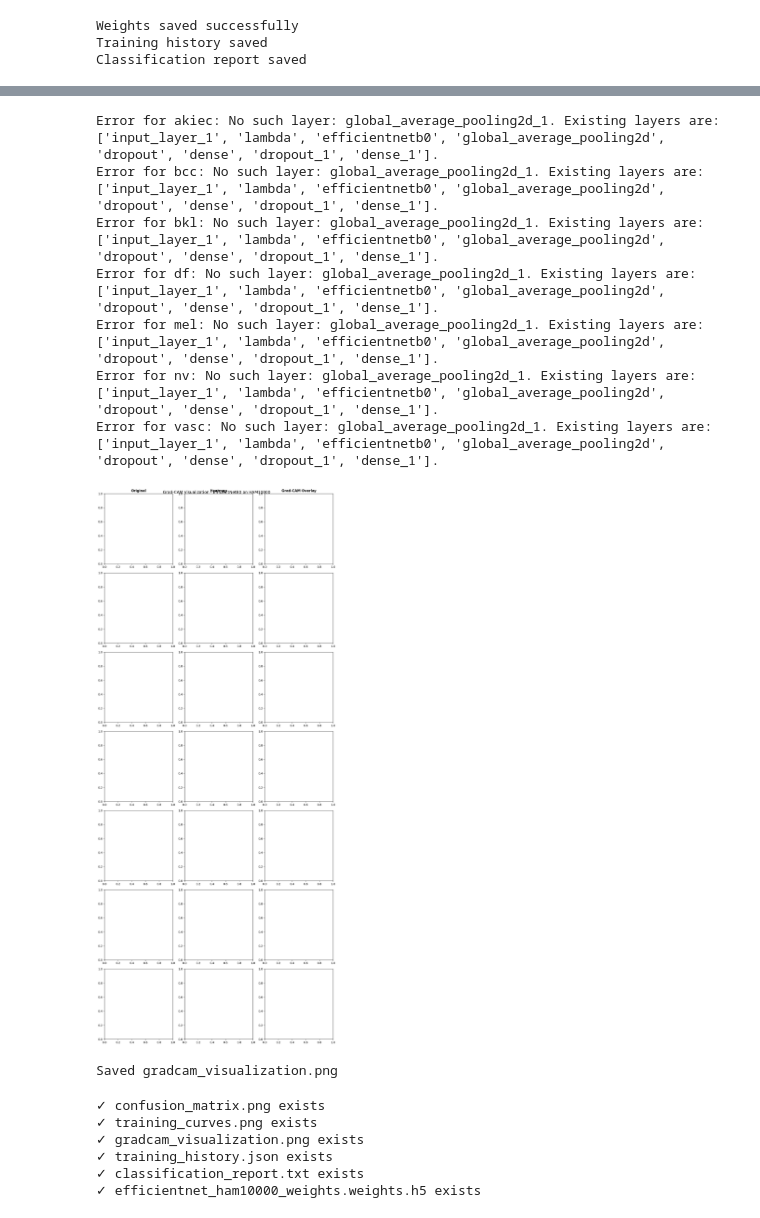
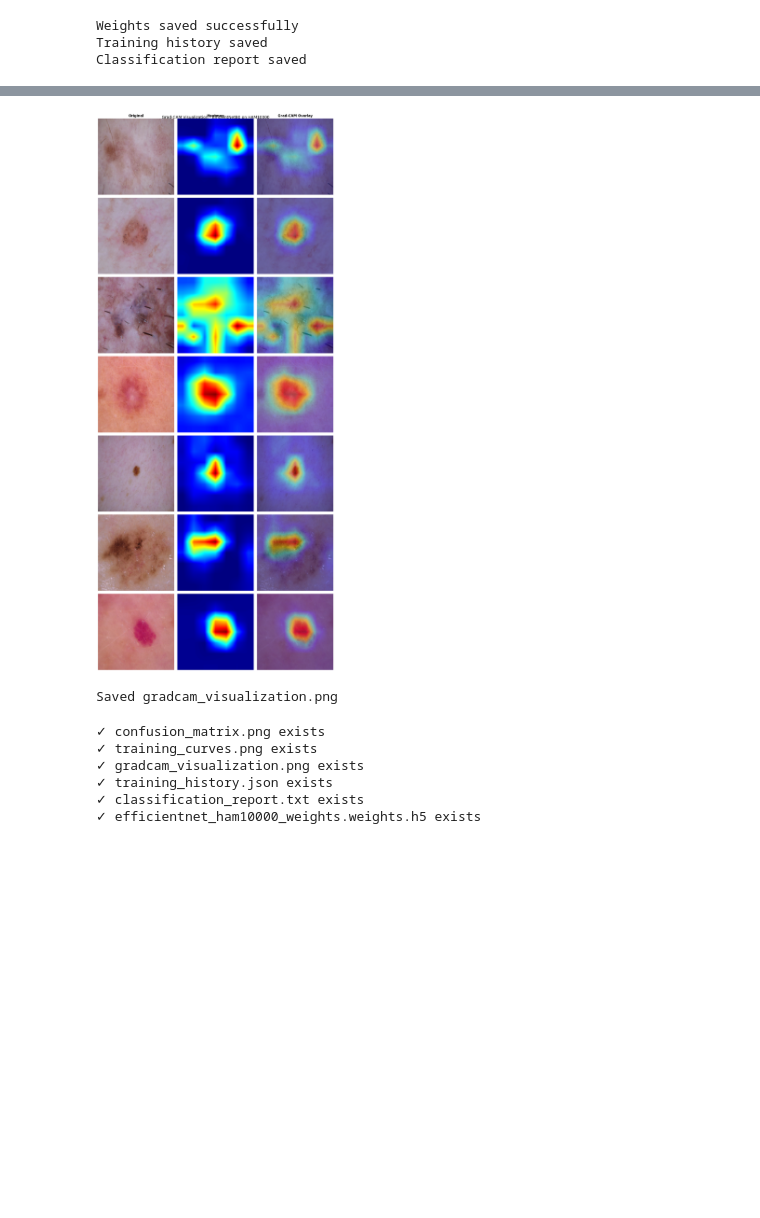
Before and after one commit to shashaank-pendyala/skin-cancer-detector, a Jupyter notebook: training/efficientnet_ham10000_training.ipynb, the cells around one changed output, grey strips where cells are left out. Drawn from its saved outputs; the diff is of its cells as text; code cells hidden in the pictures; blank space fills up the shorter version.

Commit message:
final commit: update result.html formatting, update training notebook

```diff
--- a/training/efficientnet_ham10000_training.ipynb
+++ b/training/efficientnet_ham10000_training.ipynb
@@ -594,32 +582,23 @@ Saved training_curves.png
 import cv2
 
 def make_gradcam_heatmap(img_array, model, pred_index=None):
-    # Access the nested EfficientNet submodel
     efficientnet = model.get_layer('efficientnetb0')
-
-    # Build grad model using nested model's layer
     last_conv_layer = efficientnet.get_layer('top_activation')
-
-    # Model from input to last conv output
     efficientnet_grad_model = tf.keras.models.Model(
         inputs=efficientnet.inputs,
         outputs=[last_conv_layer.output, efficientnet.output]
     )
-
-    # Full pipeline: preprocess → efficientnet features → classifier
-    preprocess = model.get_layer('lambda')
+    preprocess_layer = model.get_layer('lambda')
 
     with tf.GradientTape() as tape:
-        preprocessed = preprocess(img_array)
+        preprocessed = preprocess_layer(img_array)
         conv_outputs, features = efficientnet_grad_model(preprocessed)
         tape.watch(conv_outputs)
-
-        # Pass features through classification head
-        x = model.get_layer('global_average_pooling2d_1')(features)
-        x = model.get_layer('dropout_2')(x, training=False)
-        x = model.get_layer('dense_2')(x)
-        x = model.get_layer('dropout_3')(x, training=False)
-        preds = model.get_layer('dense_3')(x)
+        x = model.get_layer('global_average_pooling2d')(features)
+        x = model.get_layer('dropout')(x, training=False)
+        x = model.get_layer('dense')(x)
+        x = model.get_layer('dropout_1')(x, training=False)
+        preds = model.get_layer('dense_1')(x)
 
         if pred_index is None:
             pred_index = tf.argmax(preds[0])
@@ -660,42 +639,35 @@ for row, class_name in enumerate(class_labels):
 
     img_path = class_samples['path'].iloc[0]
 
     if not os.path.exists(img_path):
         continue
 
     img = tf.keras.preprocessing.image.load_img(img_path, target_size=(224, 224))
     img_array = tf.keras.preprocessing.image.img_to_array(img)
     img_array_expanded = np.expand_dims(img_array, axis=0)
 
     try:
         heatmap = make_gradcam_heatmap(img_array_expanded, model)
         original, heatmap_img, overlay = display_gradcam(img_path, heatmap)
 
         axes[row, 0].imshow(original)
         axes[row, 0].set_ylabel(class_name, fontsize=11, fontweight='bold')
         axes[row, 0].axis('off')
         axes[row, 1].imshow(heatmap_img)
         axes[row, 1].axis('off')
         axes[row, 2].imshow(overlay)
         axes[row, 2].axis('off')
     except Exception as e:
         print(f"Error for {class_name}: {e}")
 
 plt.suptitle('Grad-CAM Visualization - EfficientNetB0 on HAM10000', fontsize=14)
 plt.tight_layout()
 plt.savefig('gradcam_visualization.png', dpi=150, bbox_inches='tight')
 plt.show()
 print("Saved gradcam_visualization.png")
 # %% [output]
+[figure, new version]
-Error for akiec: No such layer: global_average_pooling2d_1. Existing layers are: ['input_layer_1', 'lambda', 'efficientnetb0', 'global_average_pooling2d', 'dropout', 'dense', 'dropout_1', 'dense_1'].
-Error for bcc: No such layer: global_average_pooling2d_1. Existing layers are: ['input_layer_1', 'lambda', 'efficientnetb0', 'global_average_pooling2d', 'dropout', 'dense', 'dropout_1', 'dense_1'].
-Error for bkl: No such layer: global_average_pooling2d_1. Existing layers are: ['input_layer_1', 'lambda', 'efficientnetb0', 'global_average_pooling2d', 'dropout', 'dense', 'dropout_1', 'dense_1'].
-Error for df: No such layer: global_average_pooling2d_1. Existing layers are: ['input_layer_1', 'lambda', 'efficientnetb0', 'global_average_pooling2d', 'dropout', 'dense', 'dropout_1', 'dense_1'].
-Error for mel: No such layer: global_average_pooling2d_1. Existing layers are: ['input_layer_1', 'lambda', 'efficientnetb0', 'global_average_pooling2d', 'dropout', 'dense', 'dropout_1', 'dense_1'].
-Error for nv: No such layer: global_average_pooling2d_1. Existing layers are: ['input_layer_1', 'lambda', 'efficientnetb0', 'global_average_pooling2d', 'dropout', 'dense', 'dropout_1', 'dense_1'].
-Error for vasc: No such layer: global_average_pooling2d_1. Existing layers are: ['input_layer_1', 'lambda', 'efficientnetb0', 'global_average_pooling2d', 'dropout', 'dense', 'dropout_1', 'dense_1'].
+Saved gradcam_visualization.png
-[figure, old version]
-Saved gradcam_visualization.png
 # %%
 import shutil
 
```
Also changed, not shown: parts of 8 cells of this notebook, 2 other files.
